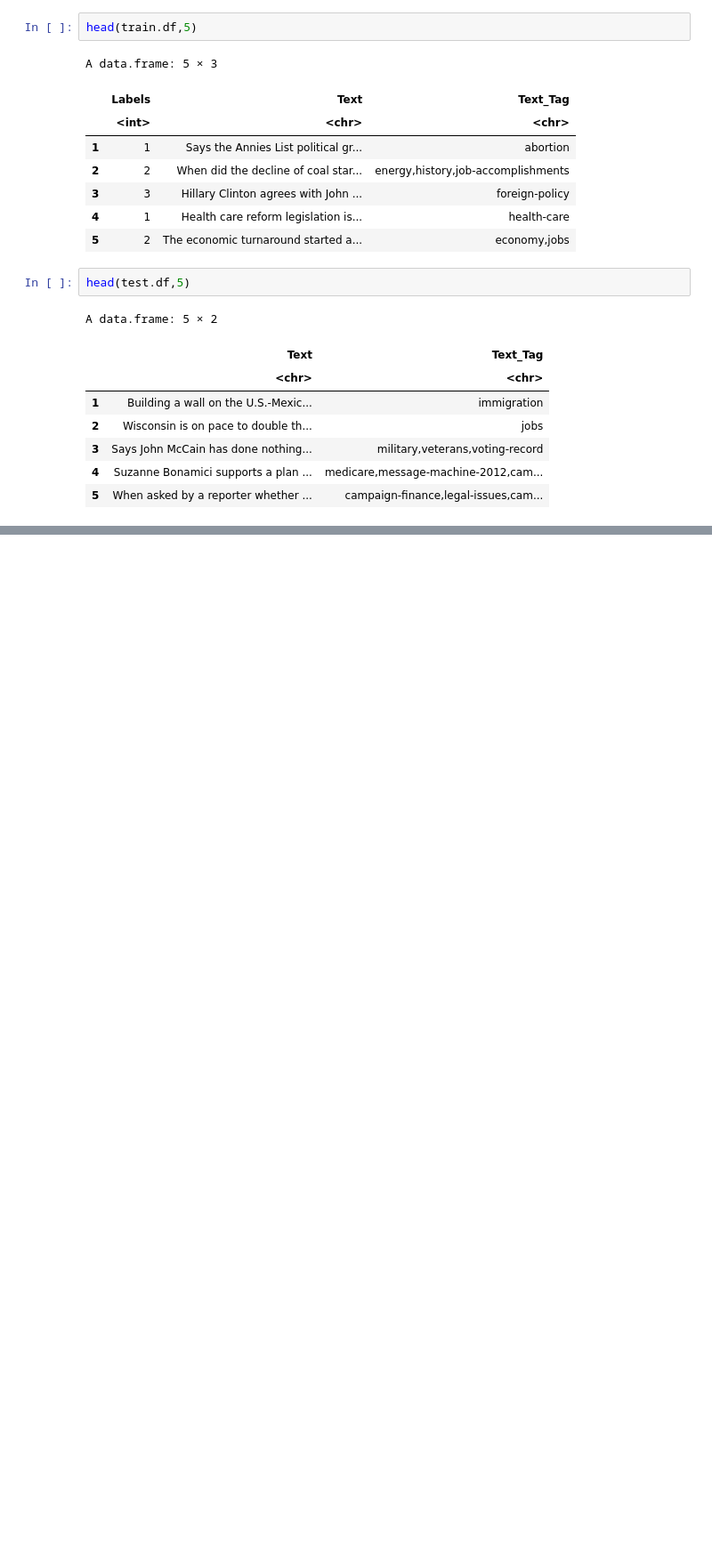
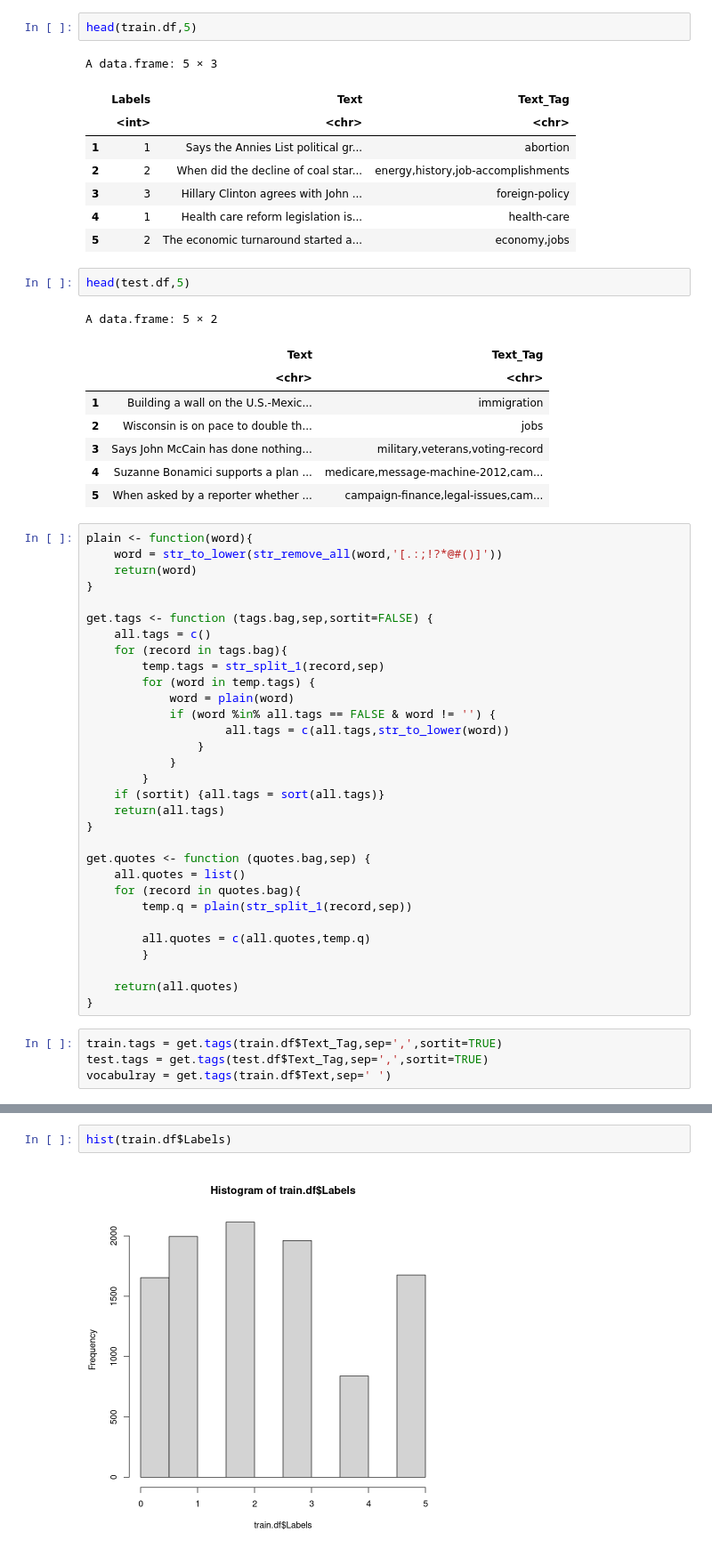
Before and after one commit to s1m0n32001/BayesianFakeNewsRecognition, a Jupyter notebook: read_split.ipynb, the cells around one changed output, grey strips where cells are left out. Shown at 89% size. Cells and saved outputs as stored; diff of their text form; blank space fills up the shorter version.

```diff
--- a/read_split.ipynb
+++ b/read_split.ipynb
@@ -25,3 +27,38 @@ A data.frame: 5 × 2
 | 3 | Says John McCain has done nothing... | military,veterans,voting-record |
 | 4 | Suzanne Bonamici supports a plan ... | medicare,message-machine-2012,cam... |
 | 5 | When asked by a reporter whether ... | campaign-finance,legal-issues,cam... |
+# %%
+plain <- function(word){
+    word = str_to_lower(str_remove_all(word,'[.:;!?*@#()]'))
+    return(word)
+}
+
+get.tags <- function (tags.bag,sep,sortit=FALSE) {
+    all.tags = c()
+    for (record in tags.bag){
+        temp.tags = str_split_1(record,sep)
+        for (word in temp.tags) {
+            word = plain(word)
+            if (word %in% all.tags == FALSE & word != '') {
+                    all.tags = c(all.tags,str_to_lower(word))
+                }
+            }
+        }
+    if (sortit) {all.tags = sort(all.tags)}
+    return(all.tags)
+}
+
+get.quotes <- function (quotes.bag,sep) {
+    all.quotes = list()
+    for (record in quotes.bag){
+        temp.q = plain(str_split_1(record,sep))
+
+        all.quotes = c(all.quotes,temp.q)
+        }
+
+    return(all.quotes)
+}
+# %%
+train.tags = get.tags(train.df$Text_Tag,sep=',',sortit=TRUE)
+test.tags = get.tags(test.df$Text_Tag,sep=',',sortit=TRUE)
+vocabulray = get.tags(train.df$Text,sep=' ')
@@ -31,0 +118,4 @@ length(train.df$Text)
+# %%
+hist(train.df$Labels)
+# %% [output]
+[figure, added]
```
Also changed, not shown: parts of 10 cells of this notebook.
